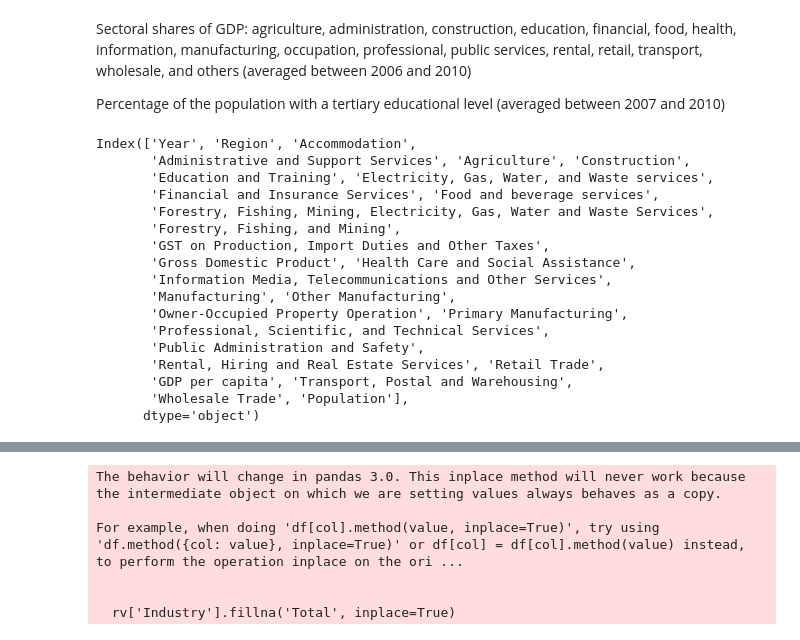
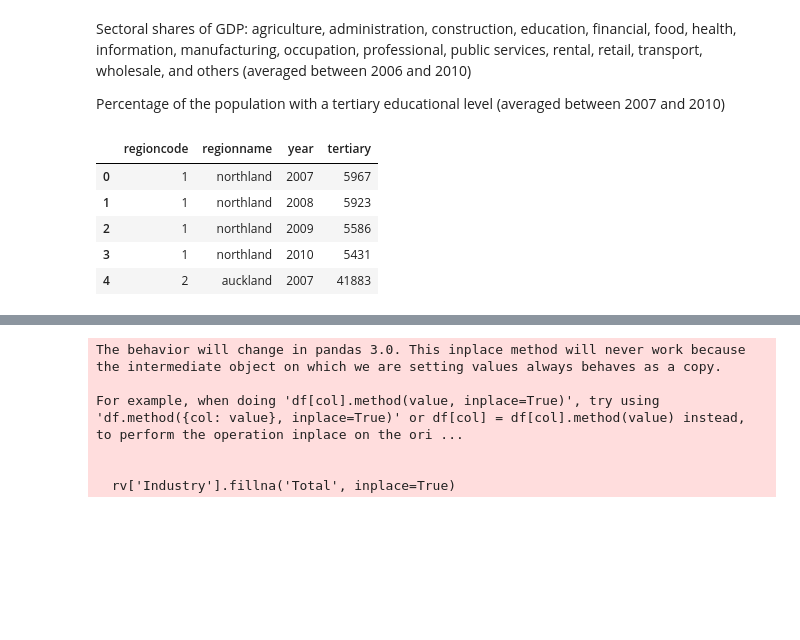
Before and after one commit to diodz/dpl-earthquakes, a Jupyter notebook: notebooks/canterbury.ipynb, the cells around one changed output, grey strips where cells are left out. Cells and saved outputs as stored; diff of their text form; code cells hidden in the pictures; blank space fills up the shorter version.

Commit message:
read tertiary

```diff
--- a/notebooks/canterbury.ipynb
+++ b/notebooks/canterbury.ipynb
@@ -22,24 +22,15 @@ Sectoral shares of GDP: agriculture, administration, construction, education, fi
 
 
 Percentage of the population with a tertiary educational level (averaged between 2007 and 2010)
-# %%
-df = nz_util.process_and_merge_data()
-df.columns
-# %% [output]
-Index(['Year', 'Region', 'Accommodation',
-       'Administrative and Support Services', 'Agriculture', 'Construction',
-       'Education and Training', 'Electricity, Gas, Water, and Waste services',
-       'Financial and Insurance Services', 'Food and beverage services',
-       'Forestry, Fishing, Mining, Electricity, Gas, Water and Waste Services',
-       'Forestry, Fishing, and Mining',
-       'GST on Production, Import Duties and Other Taxes',
-       'Gross Domestic Product', 'Health Care and Social Assistance',
-       'Information Media, Telecommunications and Other Services',
-       'Manufacturing', 'Other Manufacturing',
-       'Owner-Occupied Property Operation', 'Primary Manufacturing',
-       'Professional, Scientific, and Technical Services',
-       'Public Administration and Safety',
-       'Rental, Hiring and Real Estate Services', 'Retail Trade',
-       'GDP per capita', 'Transport, Postal and Warehousing',
-       'Wholesale Trade', 'Population'],
-      dtype='object')
+# %%
+import pandas as pd
+
+ter = pd.read_csv('../data/nz_tertiary_attainment.csv')
+ter.head()
+# %% [output]
+|  | regioncode | regionname | year | tertiary |
+| 0 | 1 | northland | 2007 | 5967 |
+| 1 | 1 | northland | 2008 | 5923 |
+| 2 | 1 | northland | 2009 | 5586 |
+| 3 | 1 | northland | 2010 | 5431 |
+| 4 | 2 | auckland | 2007 | 41883 |
```
Also changed, not shown: parts of 1 cell of this notebook, 1 other file.
